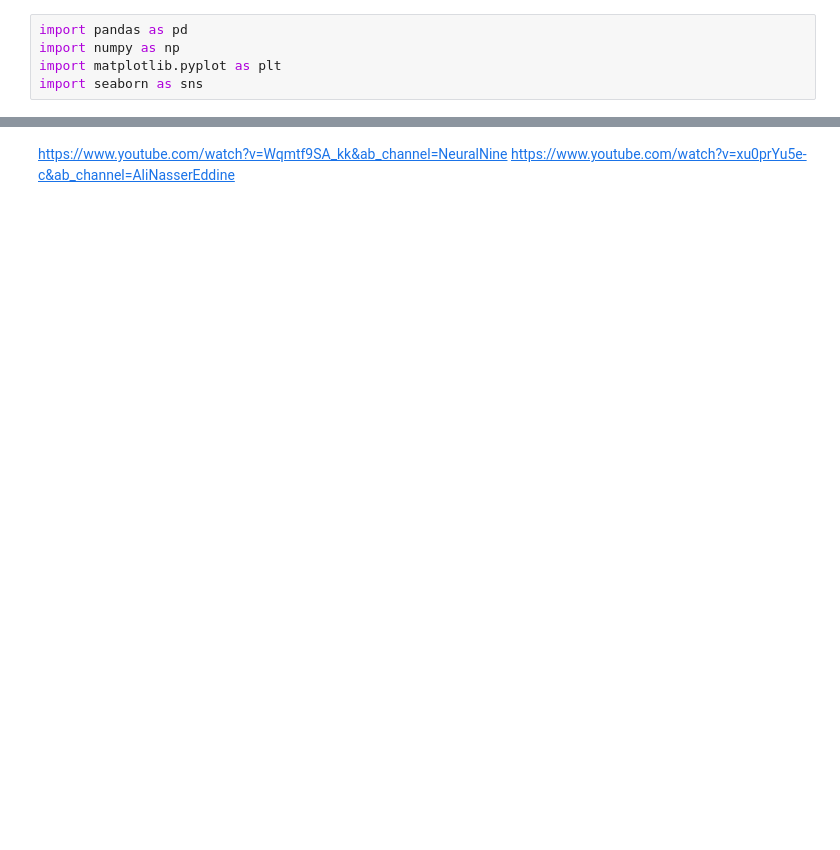
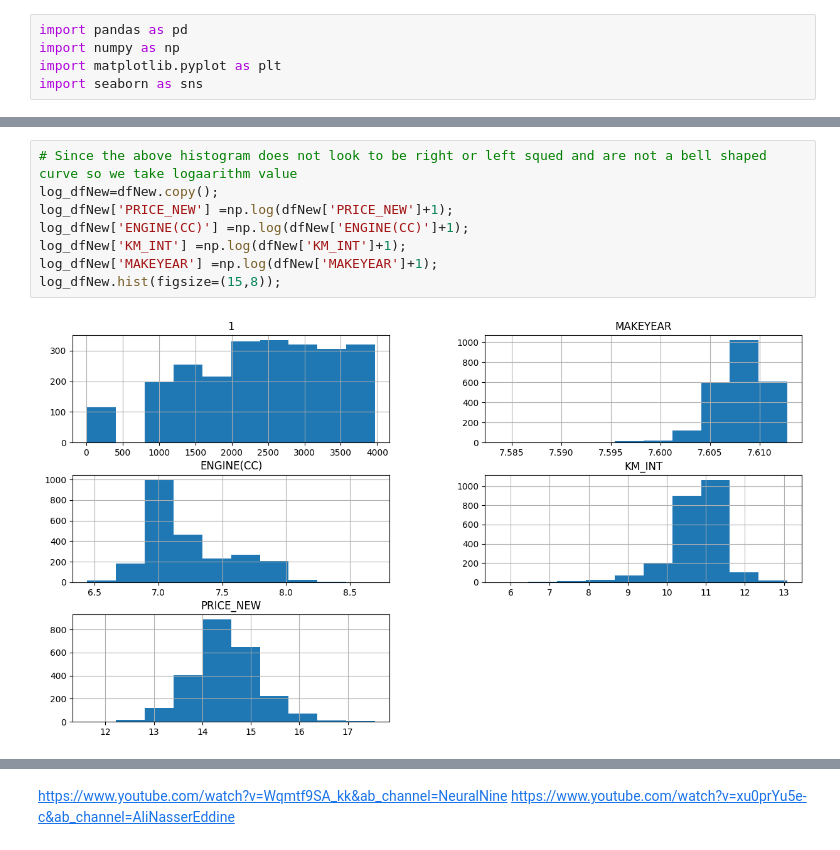
Before and after one commit to saagaar/For-thesis-Final---Scraping-car-data, a Jupyter notebook: thesis work/Preparing-dummy-variables-running-regression.ipynb, the cells around one changed output, grey strips where cells are left out. Cells and saved outputs as stored; diff of their text form; blank space fills up the shorter version.

```diff
--- a/thesis work/Preparing-dummy-variables-running-regression.ipynb
+++ b/thesis work/Preparing-dummy-variables-running-regression.ipynb
@@ -188,0 +155,10 @@ df2[zerokm_filter]
+# %%
+# Since the above histogram does not look to be right or left squed and are not a bell shaped curve so we take logaarithm value
+log_dfNew=dfNew.copy();
+log_dfNew['PRICE_NEW'] =np.log(dfNew['PRICE_NEW']+1);
+log_dfNew['ENGINE(CC)'] =np.log(dfNew['ENGINE(CC)']+1);
+log_dfNew['KM_INT'] =np.log(dfNew['KM_INT']+1);
+log_dfNew['MAKEYEAR'] =np.log(dfNew['MAKEYEAR']+1);
+log_dfNew.hist(figsize=(15,8));
+# %% [output]
+[figure, added]
```
Also changed, not shown: parts of 22 cells of this notebook, 3 other files.
